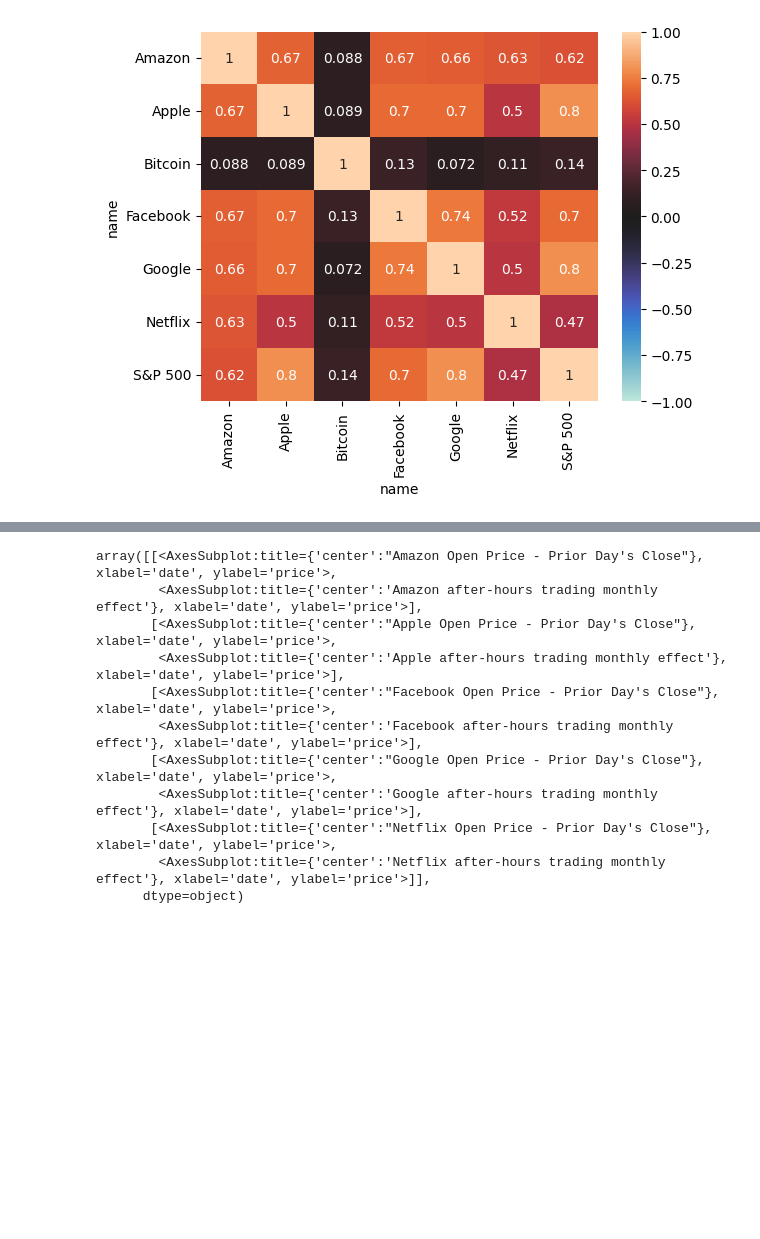
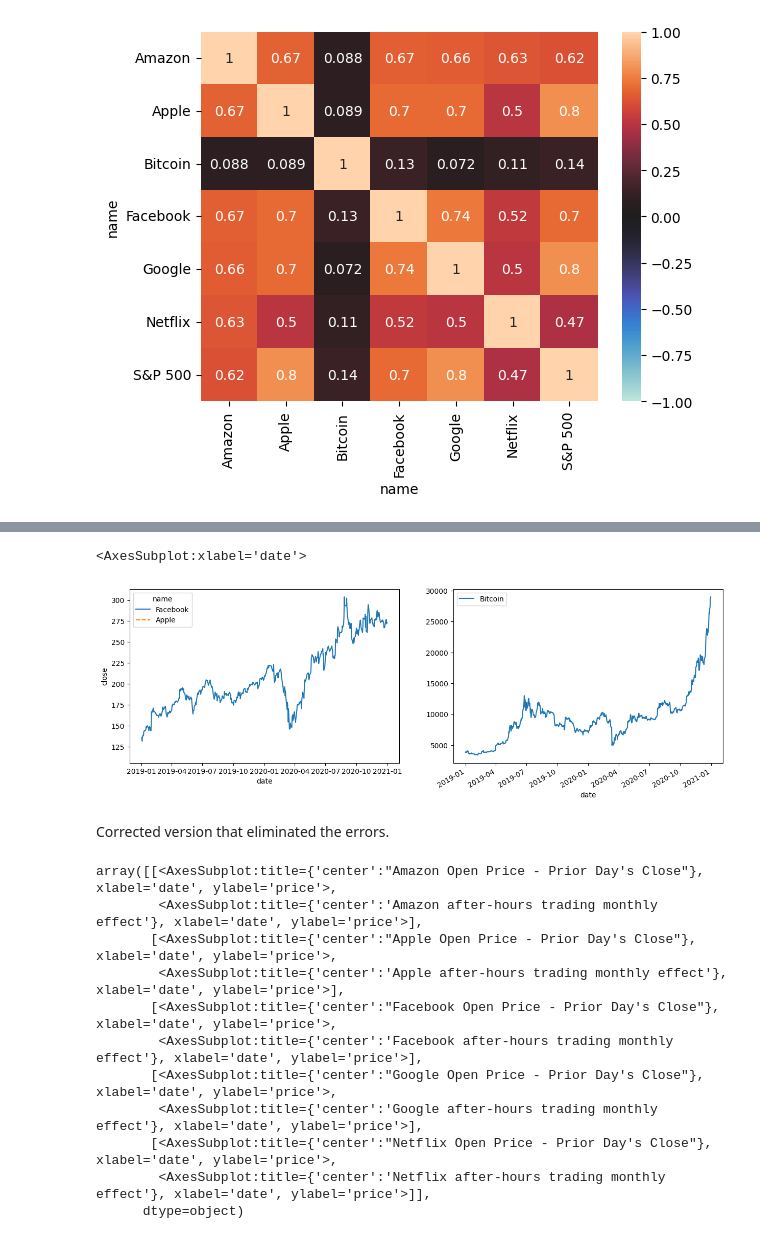
Before and after one commit to marcsegal/ITEC6720, a Jupyter notebook: ch_07/segal_assign7.ipynb, the cells around one changed output, grey strips where cells are left out. Drawn from its saved outputs; the diff is of its cells as text; code cells hidden in the pictures; blank space fills up the shorter version.

```diff
--- a/ch_07/segal_assign7.ipynb
+++ b/ch_07/segal_assign7.ipynb
@@ -180,3 +187,18 @@ ValueError: cannot reindex from a duplicate axis
+# %%
+# Ensure no duplicates in the index
+faang_sp = faang_sp[~faang_sp.index.duplicated(keep='first')]
+
+faang_sp_viz = stock_analysis.AssetGroupVisualizer(faang_sp)
+bitcoin_viz = stock_analysis.StockVisualizer(bitcoin)
+
+fig, axes = plt.subplots(1, 2, figsize=(15, 5))
+faang_sp_viz.evolution_over_time('close', ax=axes[0], style=faang_sp_viz.group_by)
+bitcoin_viz.evolution_over_time('close', ax=axes[1], label='Bitcoin')
+# %% [output]
+<AxesSubplot:xlabel='date'>
+[figure, added]
+# %% [markdown]
+Corrected version that eliminated the errors.
 # %%
 faang_viz = stock_analysis.AssetGroupVisualizer(faang)
 faang_viz.after_hours_trades()
```
Also changed, not shown: parts of 9 cells of this notebook, 2 other files.
